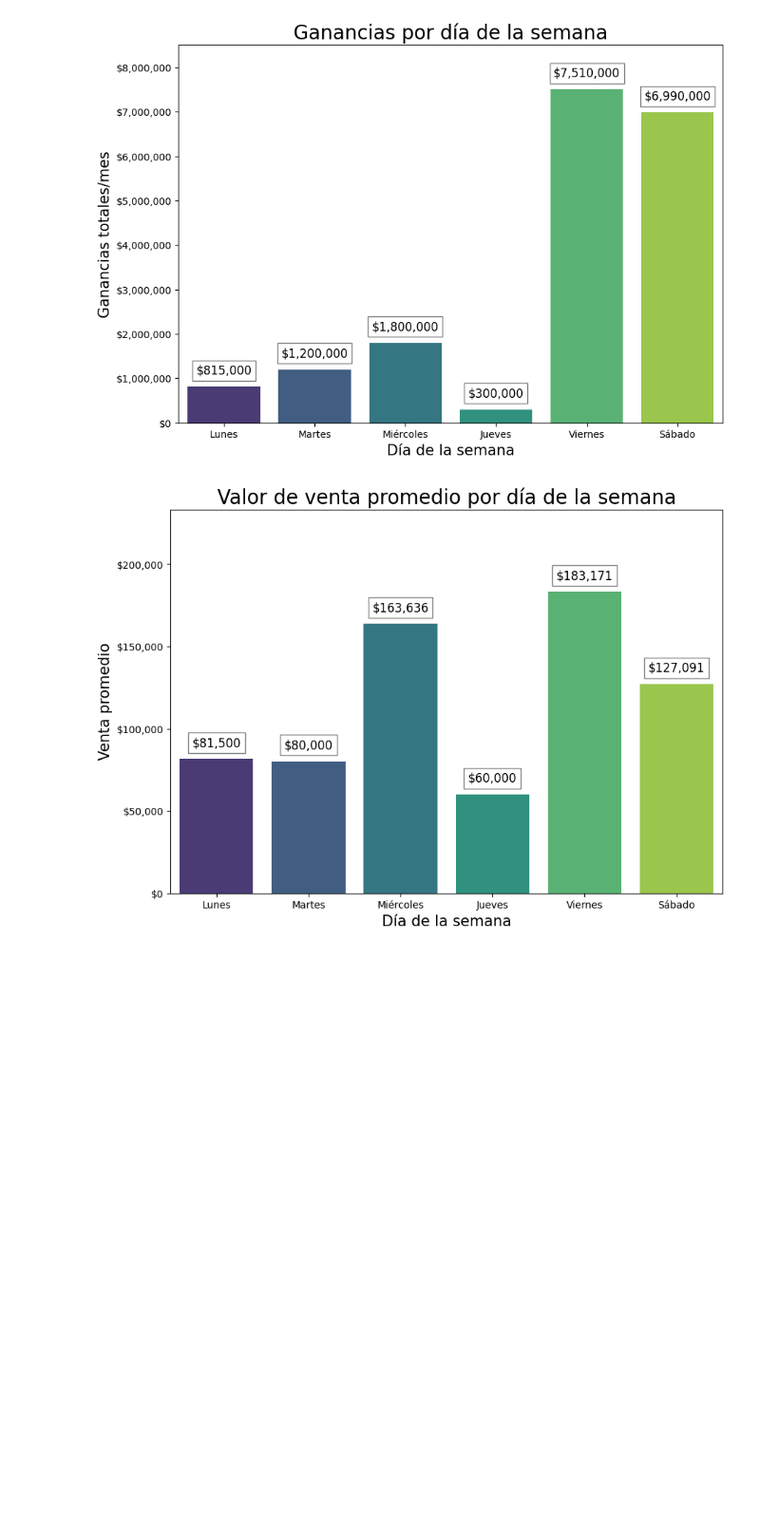
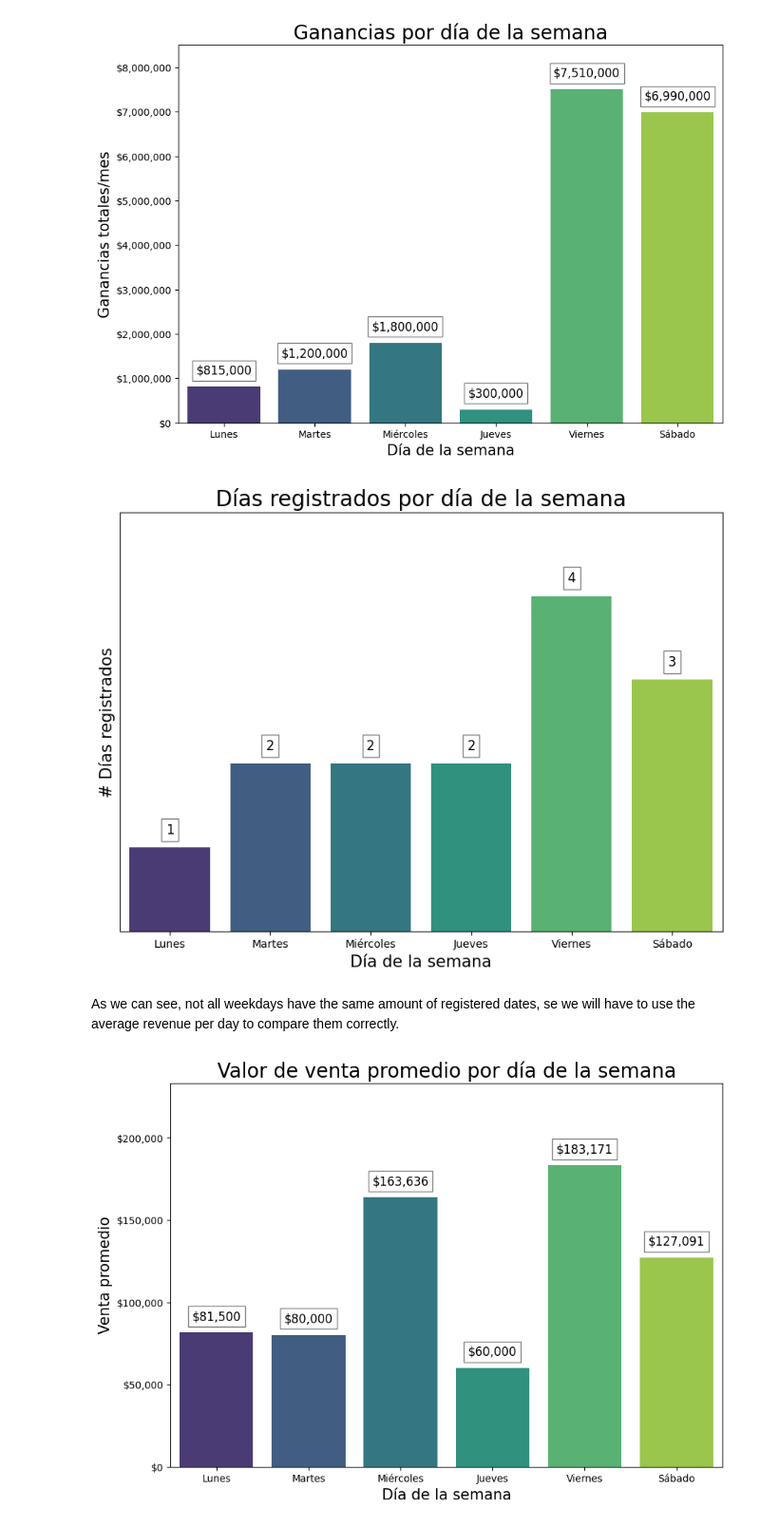
Before and after one commit to JsNcAr/GSalud_Analysis, a Jupyter notebook: 3.EDA.ipynb, the cells around one changed output. Shown: that part at 95% size. Cells and saved outputs as stored; diff of their text form; code cells hidden in the pictures; blank space fills up the shorter version.

Commit message:
Updated analysis of total revenew by weekday

```diff
--- a/3.EDA.ipynb
+++ b/3.EDA.ipynb
@@ -541,3 +577,58 @@ plt.show()
+# %%
+# Get the number of unique dates for each weekday to see how many days are registered for each weekday
+cursor.execute(
+    "SELECT WEEKDAY(date) as weekday, COUNT(DISTINCT date) as days FROM appointment GROUP BY weekday ORDER BY weekday"
+)
+# Create a dataframe from the query
+registered_dates_per_weekday = pd.DataFrame(cursor.fetchall(),
+                                            columns=["weekday", "days"])
+
+# Add column with weekday name in spanish
+registered_dates_per_weekday["weekday_name"] = [
+    "Lunes", "Martes", "Miércoles", "Jueves", "Viernes", "Sábado"
+]
+# %%
+# Plot histogram of the number of registered days per weekday
+plt.figure(figsize=(10, 7))
+# Plot bar chart
+sns.barplot(data=registered_dates_per_weekday,
+            x="weekday_name",
+            y="days",
+            hue="weekday_name",
+            palette="viridis",
+            zorder=2)
+# Set title
+plt.title("Días registrados por día de la semana", fontdict={"fontsize": 20})
+# Set x label
+plt.xlabel("Día de la semana", fontdict={"fontsize": 15})
+# Set y label
+plt.ylabel("# Días registrados", fontdict={"fontsize": 15})
+# Set y limits
+plt.ylim(0, registered_dates_per_weekday["days"].max() + 1)
+# Remove y ticks
+plt.yticks([])
+# Annotate each bar with its value
+for p in plt.gca().patches:
+    # Get the height of the bar
+    height = p.get_height()
+    # Add text annotation inside the bar
+    plt.gca().annotate(
+        '{:,.0f}'.format(height),
+        (p.get_x() + p.get_width() / 2, height),
+        ha="center",
+        va="bottom",
+        fontsize=12,
+        color="black",
+        xytext=(0, 10),  # Adjust vertical position of the label
+        textcoords="offset points",
+        bbox=dict(facecolor="white", alpha=0.5))
+# Save the figure
+plt.savefig("Images/dias_registrados_por_dia_semana.png")
+plt.show()
+# %% [output]
+[figure, added]
+# %% [markdown]
+As we can see, not all weekdays have the same amount of registered dates, se we will have to use the average revenue per day to compare them correctly.
 # %%
 # Get mean sale value per weekday
 cursor.execute(
```
Also changed, not shown: parts of 2 cells of this notebook.
